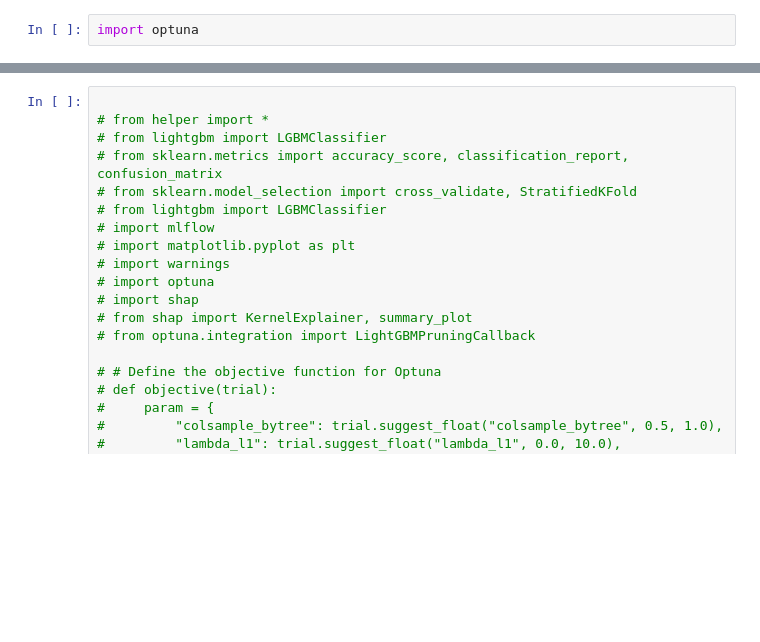
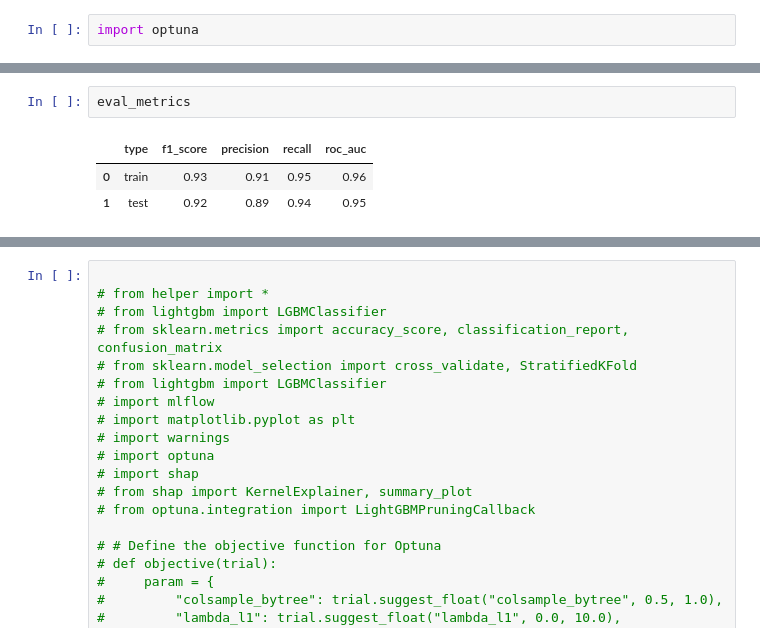
Before and after one commit to saurabh2572/Medisyn-Labs, a Jupyter notebook: Sentiment-Analysis/model_development.ipynb, the cells around one changed output, grey strips where cells are left out. Saved outputs shown, nothing was run; the diff lists cells and outputs as text; blank space fills up the shorter version.

```diff
--- a/Sentiment-Analysis/model_development.ipynb
+++ b/Sentiment-Analysis/model_development.ipynb
@@ -512,0 +521,6 @@ eval_metrics=log_model_eval_metrics(model, X_train, y_train, X_test, y_test, bes
+# %%
+eval_metrics
+# %% [output]
+|  | type | f1_score | precision | recall | roc_auc |
+| 0 | train | 0.93 | 0.91 | 0.95 | 0.96 |
+| 1 | test | 0.92 | 0.89 | 0.94 | 0.95 |
```
Also changed, not shown: parts of 3 cells of this notebook, 3 other files.
